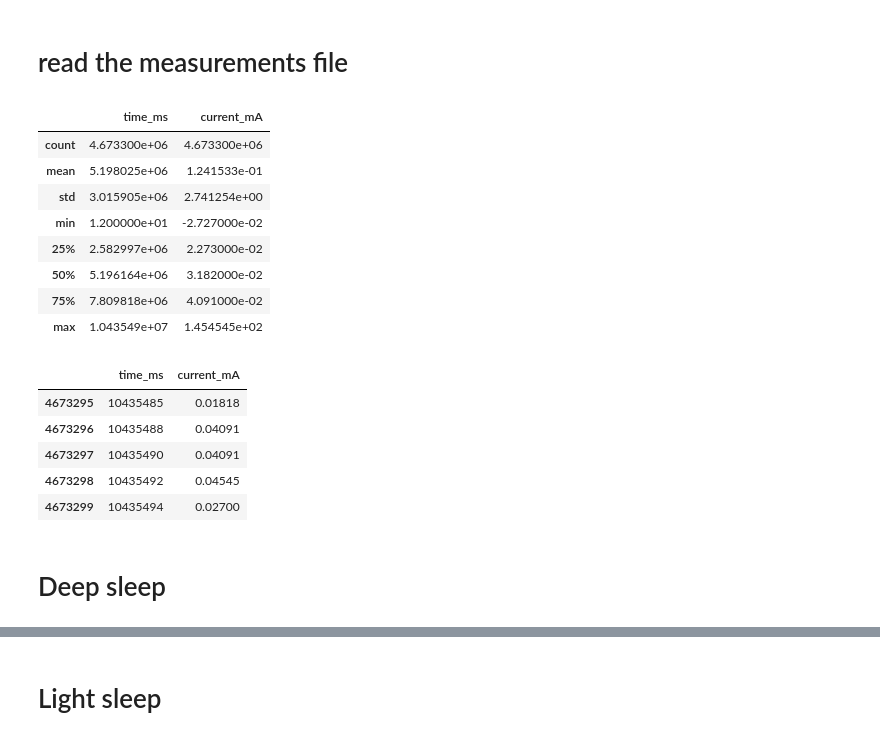
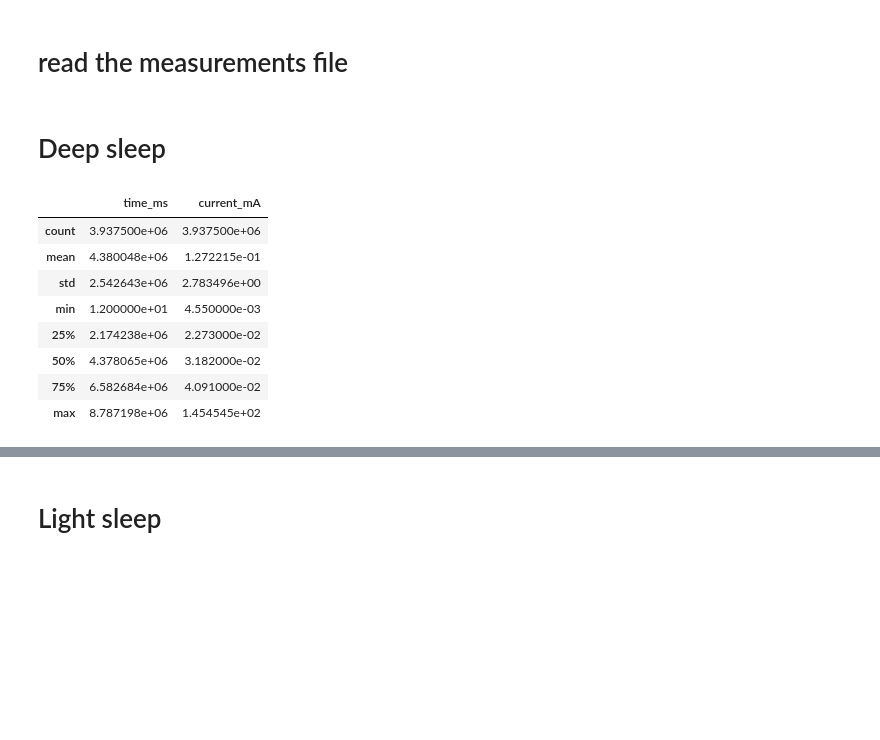
Before and after one commit to widmannthomas/dibse_integratives_gesamt_projekt, a Jupyter notebook: current_sensor/sleep_modes/sleep_modes_long.ipynb, the cells around one changed output, grey strips where cells are left out. Drawn from its saved outputs; the diff is of its cells as text; code cells hidden in the pictures; blank space fills up the shorter version.

```diff
--- a/current_sensor/sleep_modes/sleep_modes_long.ipynb
+++ b/current_sensor/sleep_modes/sleep_modes_long.ipynb
@@ -6,29 +6,6 @@ import matplotlib.pyplot as plt
 plt.rcParams["figure.figsize"] = (20,7)
 # %% [markdown]
 # read the measurements file
-# %%
-data_frame = pd.read_csv("~/deep_sleep_15min.csv", sep=" ", names=["time_ms", "current_mA"])
-data_frame = data_frame[data_frame.time_ms < 9000000]
-data_frame.describe()
-# %% [output]
-|  | time_ms | current_mA |
-| count | 4.673300e+06 | 4.673300e+06 |
-| mean | 5.198025e+06 | 1.241533e-01 |
-| std | 3.015905e+06 | 2.741254e+00 |
-| min | 1.200000e+01 | -2.727000e-02 |
-| 25% | 2.582997e+06 | 2.273000e-02 |
-| 50% | 5.196164e+06 | 3.182000e-02 |
-| 75% | 7.809818e+06 | 4.091000e-02 |
-| max | 1.043549e+07 | 1.454545e+02 |
-# %%
-data_frame.tail()
-# %% [output]
-|  | time_ms | current_mA |
-| 4673295 | 10435485 | 0.01818 |
-| 4673296 | 10435488 | 0.04091 |
-| 4673297 | 10435490 | 0.04091 |
-| 4673298 | 10435492 | 0.04545 |
-| 4673299 | 10435494 | 0.02700 |
 # %%
 def calc_AmpereSecFromDataFrame(df):
     return integrate.trapz(df.current_mA.div(1000), df.time_ms.div(1000))
@@ -39,3 +16,19 @@ def calc_load_coulomb_str(df):
     return "Q = {:.4f} As".format(load)
 # %% [markdown]
 # Deep sleep
+# %%
+df_deep_sleep = pd.read_csv("~/deep_sleep_15min.csv", sep=" ", names=["time_ms", "current_mA"])
+df_deep_sleep = df_deep_sleep[df_deep_sleep.current_mA < 500]
+df_deep_sleep = df_deep_sleep[df_deep_sleep.current_mA > 0]
+df_deep_sleep = df_deep_sleep[df_deep_sleep.time_ms < 8787200]
+df_deep_sleep.describe()
+# %% [output]
+|  | time_ms | current_mA |
+| count | 3.937500e+06 | 3.937500e+06 |
+| mean | 4.380048e+06 | 1.272215e-01 |
+| std | 2.542643e+06 | 2.783496e+00 |
+| min | 1.200000e+01 | 4.550000e-03 |
+| 25% | 2.174238e+06 | 2.273000e-02 |
+| 50% | 4.378065e+06 | 3.182000e-02 |
+| 75% | 6.582684e+06 | 4.091000e-02 |
+| max | 8.787198e+06 | 1.454545e+02 |
```
Also changed, not shown: parts of 16 cells of this notebook, 2 other files.
